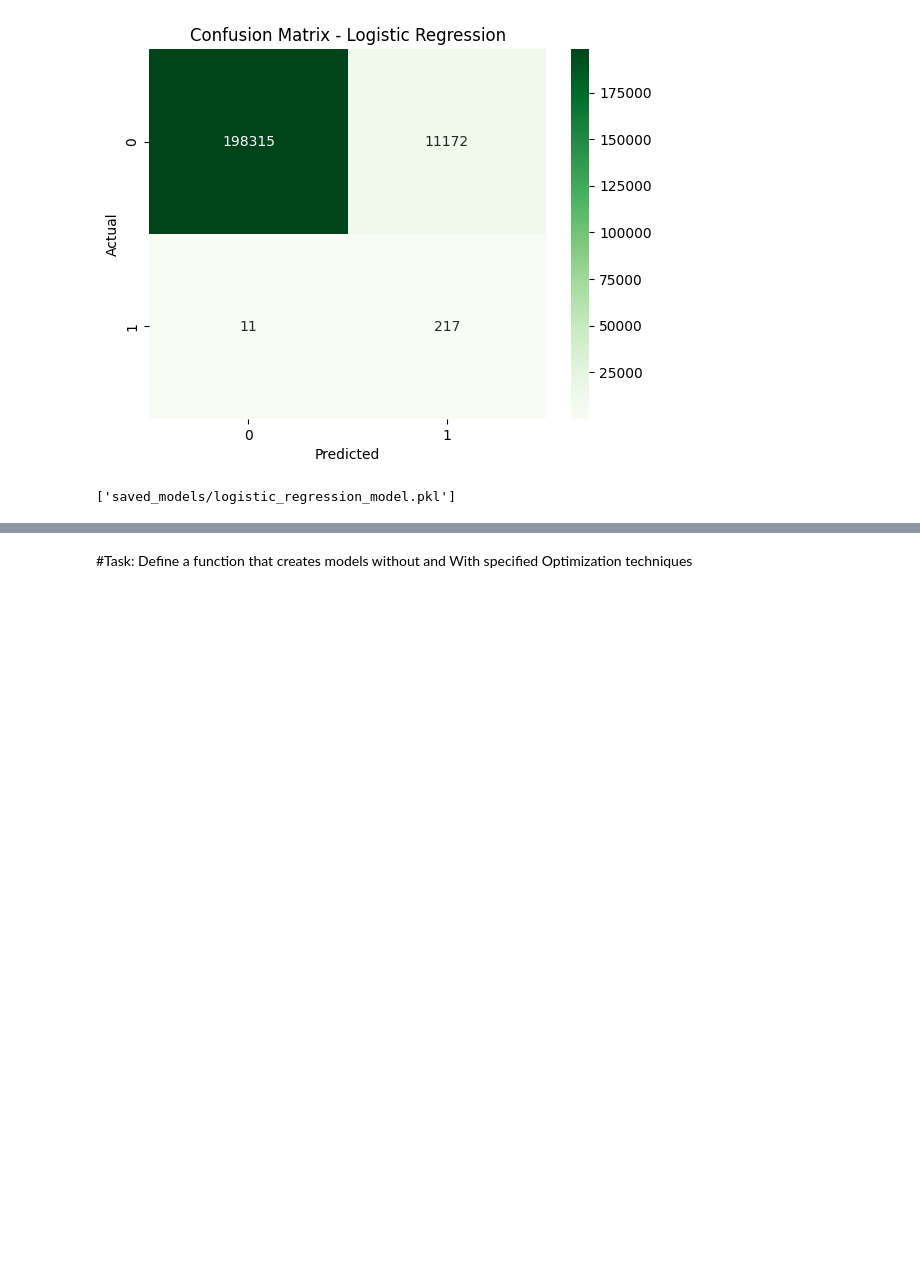
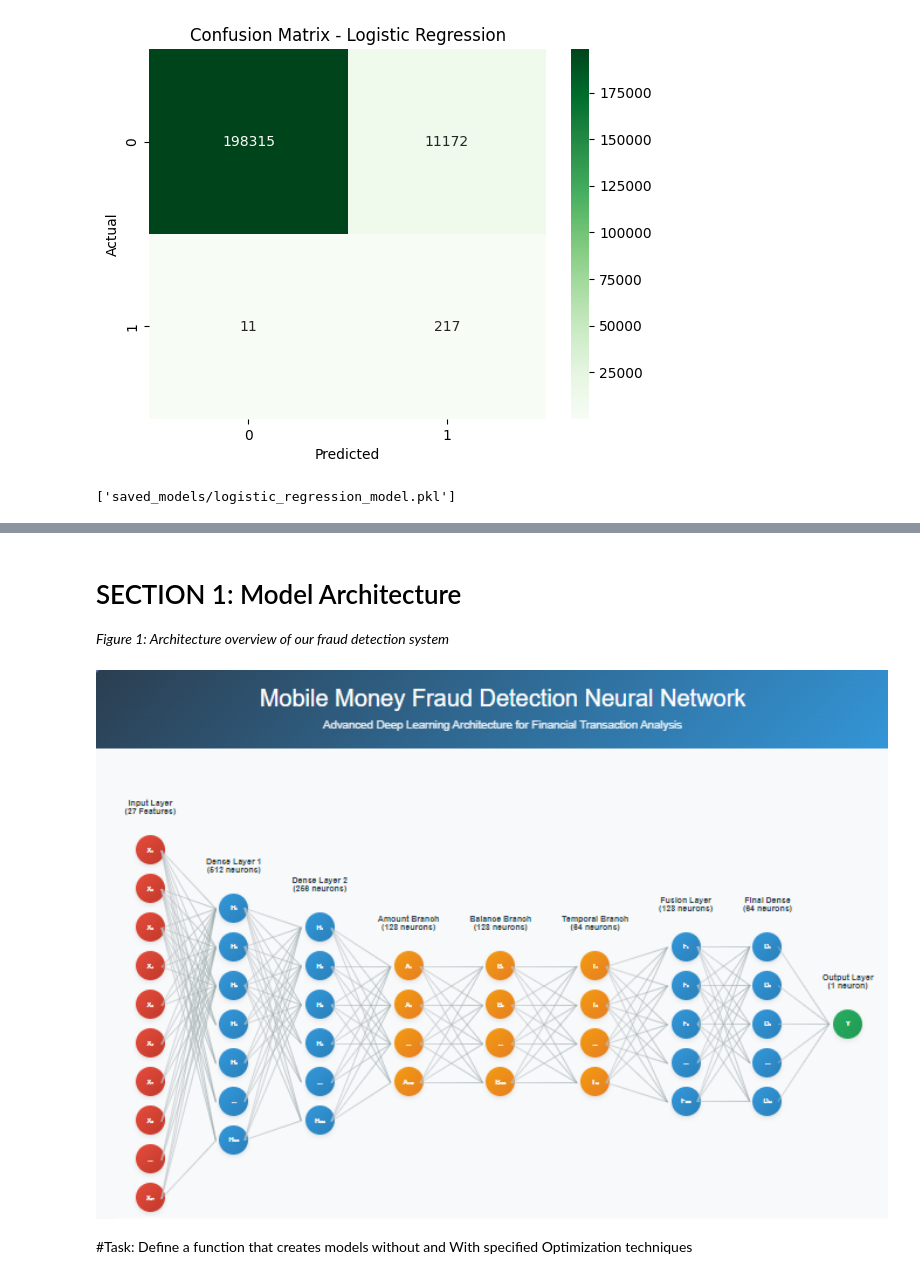
Before and after one commit to JohnOngeri/FraudDetection, a Jupyter notebook: Summative_Intro_to_ml_[John_Ongeri_Ouma_number]_assignment.ipynb, the cells around one changed output, grey strips where cells are left out. Drawn from its saved outputs; the diff is of its cells as text; code cells hidden in the pictures; blank space fills up the shorter version.

Commit message:
added model architectures folder

```diff
--- a/Summative_Intro_to_ml_[John_Ongeri_Ouma_number]_assignment.ipynb
+++ b/Summative_Intro_to_ml_[John_Ongeri_Ouma_number]_assignment.ipynb
@@ -361,3 +352,16 @@ TODO: Insert an image with the Model architecture here.Replace the image Below
+# %% [markdown]
+# SECTION 1: Model Architecture
+
+
+
+
+
+*Figure 1: Architecture overview of our fraud detection system*
+# %%
+from IPython.display import Image
+Image(filename=r"C:\Users\HP\FraudDetection\model_architectures\Screenshot 2025-06-15 223732.png", width=800)
+# %% [output]
+[figure, added]
 # %% [markdown]
 #Task: Define a function that creates models without and With specified Optimization techniques
 # %% [markdown]
```
Also changed, not shown: parts of 1 cell of this notebook, 1 other file.
